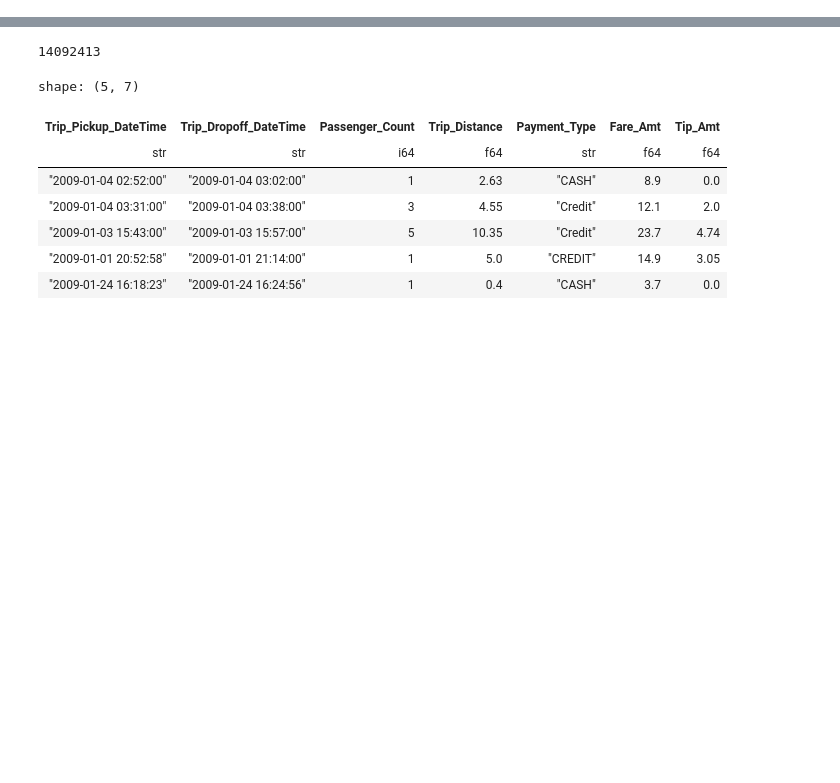
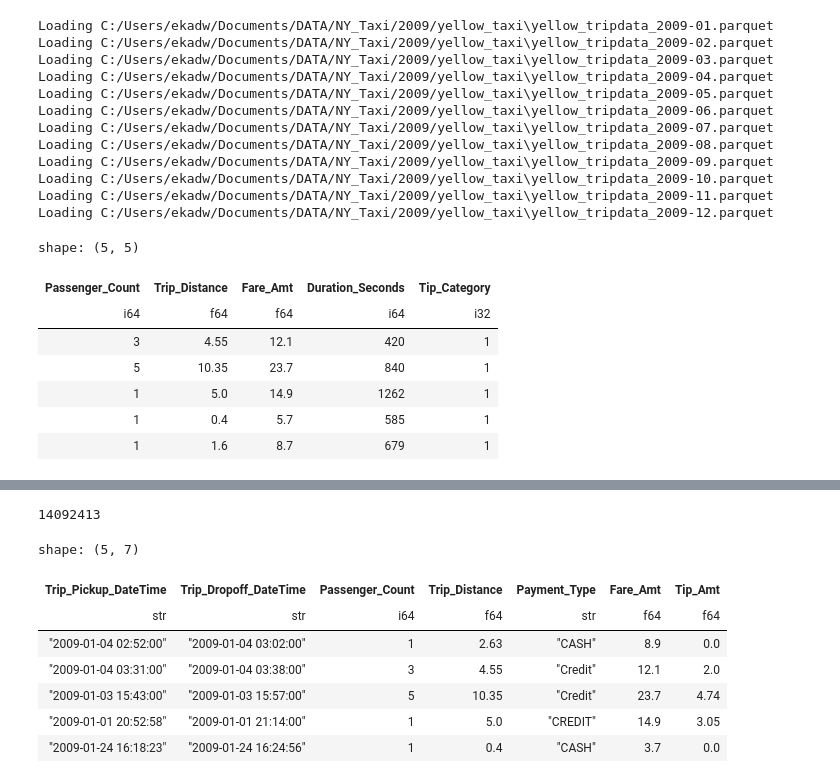
Before and after one commit to imdwipayana/Battlefield, a Jupyter notebook: python project/yellow_taxi_2009.ipynb, the cells around one changed output, grey strips where cells are left out. Cells and saved outputs as stored; diff of their text form; code cells hidden in the pictures; blank space fills up the shorter version.

```diff
--- a/python project/yellow_taxi_2009.ipynb
+++ b/python project/yellow_taxi_2009.ipynb
@@ -4,13 +7,11 @@ import matplotlib.pyplot as plt
 # %%
-import numpy as np
-import glob
-file = glob.glob('C:/Users/ekadw/Documents/DATA/NY_Taxi/2009/yellow_taxi/yellow_tripdata_2009-*.parquet',
-                                columns=['Trip_Pickup_DateTime','Trip_Dropoff_DateTime','Passenger_Count','Trip_Distance',
-                                         'Payment_Type','Fare_Amt','Tip_Amt'])
+file = glob.glob('C:/Users/ekadw/Documents/DATA/NY_Taxi/2009/yellow_taxi/yellow_tripdata_2009-*.parquet')
 all_dfs = []
 for one_filename in file:
     print(f'Loading {one_filename}')
-    new_df = pl.read_parquet(one_filename)
+    new_df = pl.read_parquet(one_filename,
+                                columns=['Trip_Pickup_DateTime','Trip_Dropoff_DateTime','Passenger_Count','Trip_Distance',
+                                         'Payment_Type','Fare_Amt','Tip_Amt'])
 
     new_df = new_df.filter(
         (pl.col("Passenger_Count") >= 0) &
@@ -41,36 +42,55 @@ for one_filename in file:
 
     new_df = new_df.filter(
         (pl.col("Payment_Type") == 0)
     )
 
     new_df = new_df.with_columns(
         ((pl.col("Trip_Dropoff_DateTime") - pl.col("Trip_Pickup_DateTime")).dt.total_seconds() / 86400)
         .cast(pl.Int64)
         .alias("Duration_Days")
     )
 
     new_df = new_df.filter(
         (pl.col("Duration_Days") == 0)
     )
 
     new_df = new_df.with_columns(
         ((pl.col("Trip_Dropoff_DateTime") - pl.col("Trip_Pickup_DateTime")).dt.total_seconds())
         .cast(pl.Int64)
         .alias("Duration_Seconds")
     )
 
     new_df = new_df.drop(["Trip_Pickup_DateTime", "Trip_Dropoff_DateTime", "Duration_Days","Payment_Type"])
 
     new_df = new_df.with_columns(
-        pl.when(pl.col("Tip_Amt") == 0).then(1)
-         .otherwise(0)
+        pl.when(pl.col("Tip_Amt") == 0).then(0)
+         .otherwise(1)
          .alias("Tip_Category")
     )
 
-
-
-
+    new_df = new_df.drop(["Tip_Amt"])
     all_dfs.append(new_df)
 
-all_data_2009 = pd.concat(all_dfs)
+all_data_2009 = pl.concat(all_dfs)
 all_data_2009.head()
+# %% [output]
+Loading C:/Users/ekadw/Documents/DATA/NY_Taxi/2009/yellow_taxi\yellow_tripdata_2009-01.parquet
+Loading C:/Users/ekadw/Documents/DATA/NY_Taxi/2009/yellow_taxi\yellow_tripdata_2009-02.parquet
+Loading C:/Users/ekadw/Documents/DATA/NY_Taxi/2009/yellow_taxi\yellow_tripdata_2009-03.parquet
+Loading C:/Users/ekadw/Documents/DATA/NY_Taxi/2009/yellow_taxi\yellow_tripdata_2009-04.parquet
+Loading C:/Users/ekadw/Documents/DATA/NY_Taxi/2009/yellow_taxi\yellow_tripdata_2009-05.parquet
+Loading C:/Users/ekadw/Documents/DATA/NY_Taxi/2009/yellow_taxi\yellow_tripdata_2009-06.parquet
+Loading C:/Users/ekadw/Documents/DATA/NY_Taxi/2009/yellow_taxi\yellow_tripdata_2009-07.parquet
+Loading C:/Users/ekadw/Documents/DATA/NY_Taxi/2009/yellow_taxi\yellow_tripdata_2009-08.parquet
+Loading C:/Users/ekadw/Documents/DATA/NY_Taxi/2009/yellow_taxi\yellow_tripdata_2009-09.parquet
+Loading C:/Users/ekadw/Documents/DATA/NY_Taxi/2009/yellow_taxi\yellow_tripdata_2009-10.parquet
+Loading C:/Users/ekadw/Documents/DATA/NY_Taxi/2009/yellow_taxi\yellow_tripdata_2009-11.parquet
+Loading C:/Users/ekadw/Documents/DATA/NY_Taxi/2009/yellow_taxi\yellow_tripdata_2009-12.parquet
+shape: (5, 5)
+| Passenger_Count | Trip_Distance | Fare_Amt | Duration_Seconds | Tip_Category |
+| i64 | f64 | f64 | i64 | i32 |
+| 3 | 4.55 | 12.1 | 420 | 1 |
+| 5 | 10.35 | 23.7 | 840 | 1 |
+| 1 | 5.0 | 14.9 | 1262 | 1 |
+| 1 | 0.4 | 5.7 | 585 | 1 |
+| 1 | 1.6 | 8.7 | 679 | 1 |
```
Also changed, not shown: parts of 8 cells of this notebook.
